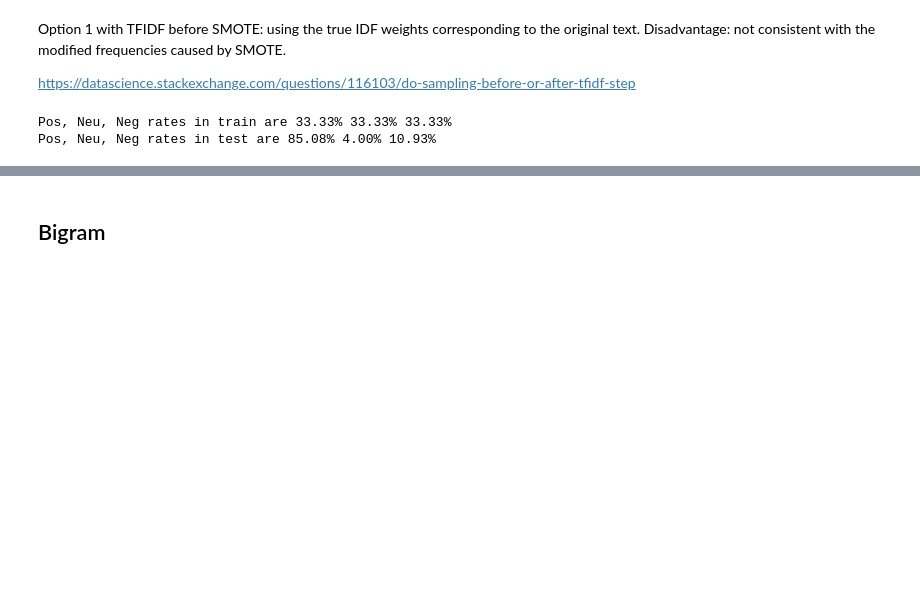
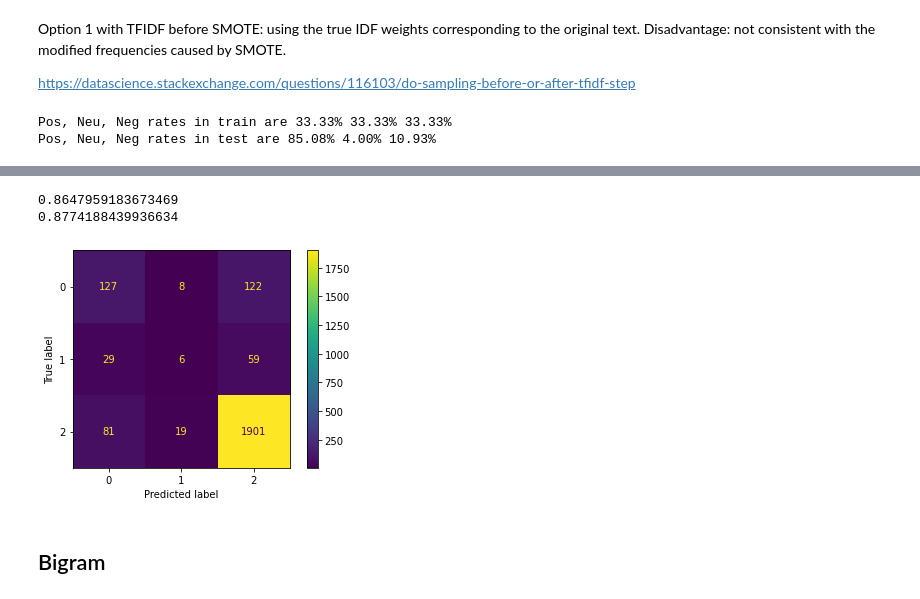
Before and after one commit to PythonPioneers/GroupProject, a Jupyter notebook: SentimentAnalysis.ipynb, the cells around one changed output, grey strips where cells are left out. Drawn from its saved outputs; the diff is of its cells as text; code cells hidden in the pictures; blank space fills up the shorter version.

```diff
--- a/SentimentAnalysis.ipynb
+++ b/SentimentAnalysis.ipynb
@@ -299,28 +297,33 @@ xgb_uni_tuning.sort_values('auc_test', ascending=False)
 # %%
 xgb_uni_params = {
     'learning_rate': 0.091607,
     'n_estimators': 843,
     'max_depth': 5,
     'subsample': 0.871868,
     'colsample_bytree': 0.827515,
     'objective': 'multi:softmax',
     'random_state': 42
 }
 
 xgb_uni_over = XGBClassifier(**xgb_uni_params)
 xgb_uni_over.fit(X_uni_train_over, y_train_over)
 xgb_uni_preds_over = xgb_uni_over.predict(X_uni_test_over)
 print(accuracy_score(xgb_uni_preds_over,y_test_over))
 print(f1_score(xgb_uni_preds_over, y_test_over, average='weighted'))
 
 confusion_matrix = metrics.confusion_matrix(y_test_over, xgb_uni_preds_over)
 confusion_matrix
-# cm_display = ConfusionMatrixDisplay(confusion_matrix = confusion_matrix, display_labels = [0,1,2])
+cm_display = ConfusionMatrixDisplay(confusion_matrix = confusion_matrix, display_labels = [0,1,2])
 
-# cm_display.plot()
-# plt.show()
+cm_display.plot()
+plt.show()
+
 # import joblib
 # joblib.dump(xgb_uni_over,r'/Users/ethanshen/Documents/UIUC/Fa23/CS410/GroupProject/unigram_xgboost_oversample.joblib')
+# %% [output]
+0.8647959183673469
+0.8774188439936634
+[figure, added]
 # %% [markdown]
 ## Bigram
 # %%
```
Also changed, not shown: parts of 7 cells of this notebook.
